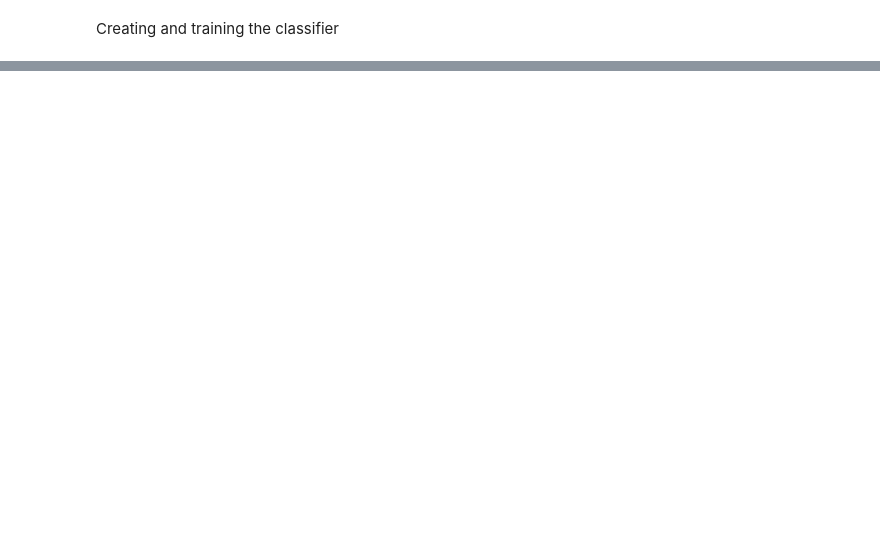
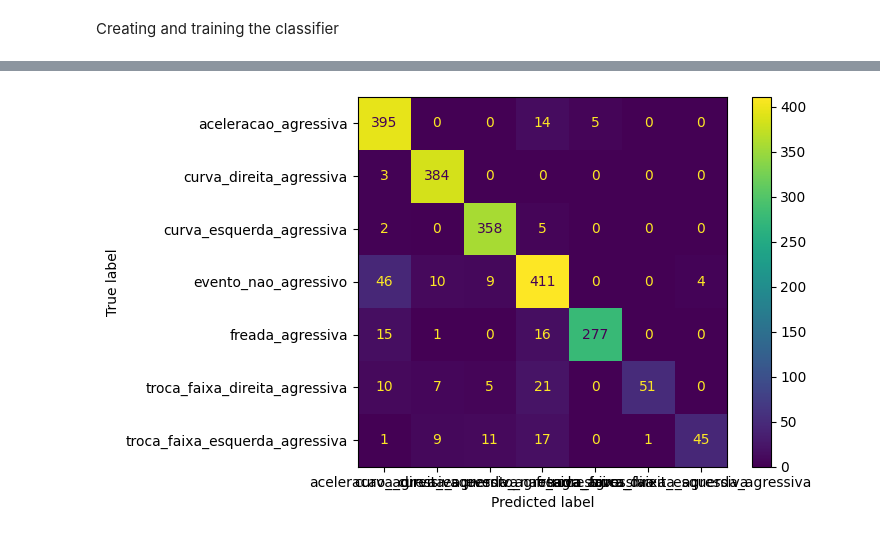
Before and after one commit to RenanFlorencio/DBdatasets, a Jupyter notebook: dbdataset/dbdataset.ipynb, the cells around one changed output, grey strips where cells are left out. Cells and saved outputs as stored; diff of their text form; code cells hidden in the pictures; blank space fills up the shorter version.

Commit message:
RF classifier done, starting SVM

```diff
--- a/dbdataset/dbdataset.ipynb
+++ b/dbdataset/dbdataset.ipynb
@@ -122,4 +154,0 @@ X.shape, y.shape
-# %%
-# Reshaping X to be used in the classifier, we need an array of shape (n_samples, n_features * window_size)
-X = X.reshape(X.shape[0], X.shape[1] * X.shape[2]) # This will flatten the array to be used in the classifier
-X.shape
@@ -147,0 +181,2 @@ Test set: {'curva_esquerda_agressiva': 4, 'sem_evento': 249, 'troca_faixa_direit
+# %%
+X_train, X_test, y_train, y_test = train_test_split(X, y, test_size=0.2, random_state=42) # Since we already have windows with labels, we can split the data into train and test sets
@@ -156,4 +197,12 @@ RandomForestClassifier(random_state=42)
+# %%
+def fit_RF(X_train, y_train, X_test, y_test):
+    clf = RandomForestClassifier(n_estimators=100, random_state=42)
+    clf.fit(X_train, y_train)
+    y_pred = clf.predict(X_test)
+    return clf, classification_report(y_test, y_pred)
 # %%
+clf, report = fit_RF(X_train, y_train, X_test, y_test)
+
 y_pred = clf.predict(X_test)
 print(f"Classification report:\n{classification_report(y_test, y_pred)}")
 # %% [output]
@@ -172,0 +223,7 @@ NameError: name 'classification_report' is not defined
+# %%
+cm = confusion_matrix(y_test, y_pred, labels=clf.classes_)
+disp = ConfusionMatrixDisplay(confusion_matrix=cm, display_labels=clf.classes_)
+disp.plot()
+plt.show()
+# %% [output]
+[figure, added]
```
Also changed, not shown: parts of 22 cells of this notebook, 1 other file.
